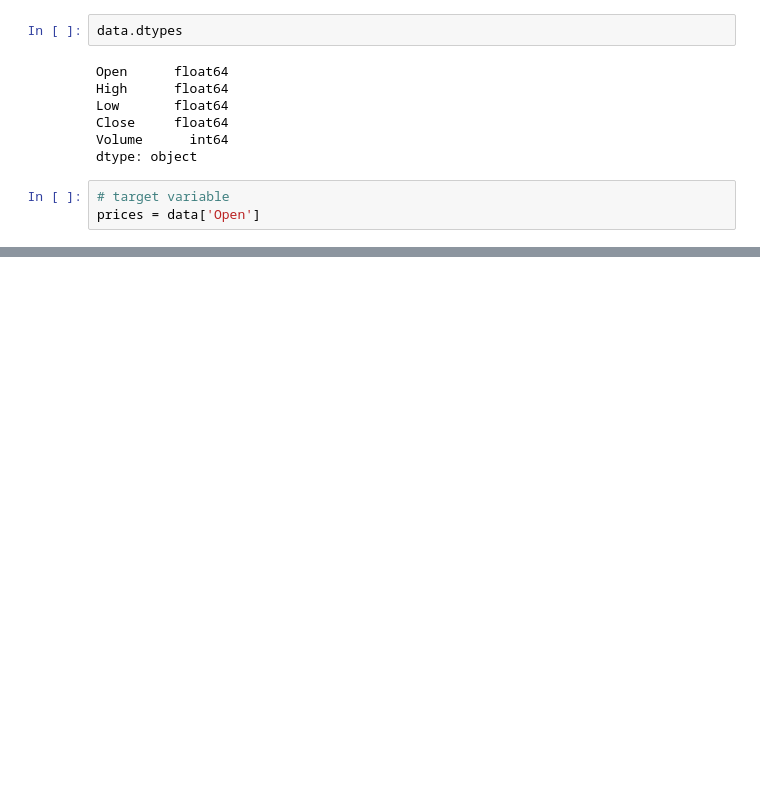
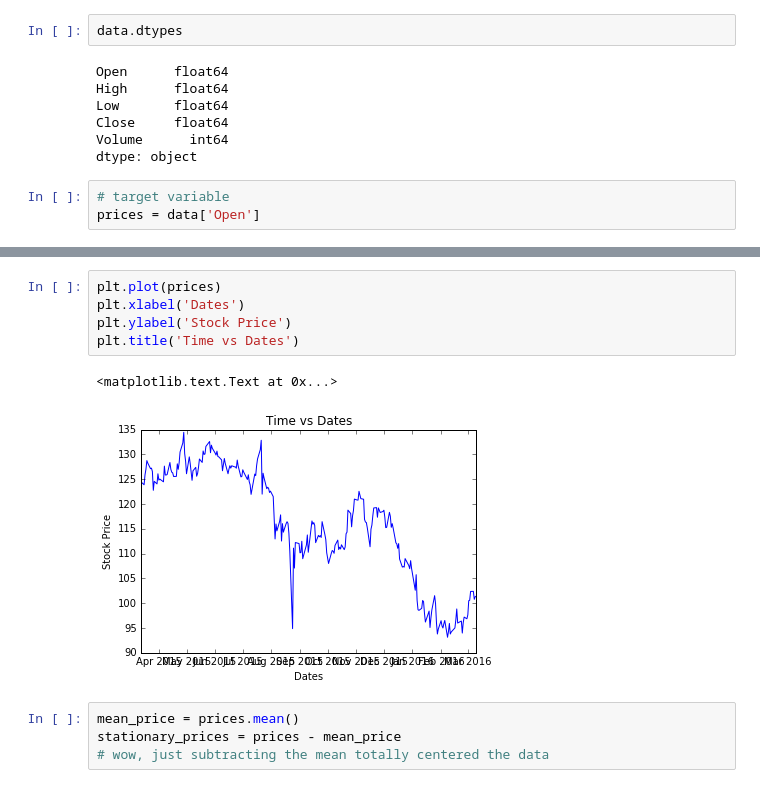
Before and after one commit to YangYanyan1020/bigdata_analytics, a Jupyter notebook: hw2/stock_prediction.ipynb, the cells around one changed output, grey strips where cells are left out. Cells and saved outputs as stored; diff of their text form; blank space fills up the shorter version.

```diff
--- a/hw2/stock_prediction.ipynb
+++ b/hw2/stock_prediction.ipynb
@@ -257 +256,13 @@ prices.head()
 Name: Open, dtype: float64
+# %%
+plt.plot(prices)
+plt.xlabel('Dates')
+plt.ylabel('Stock Price')
+plt.title('Time vs Dates')
+# %% [output]
+<matplotlib.text.Text at 0x...>
+[figure, added]
+# %%
+mean_price = prices.mean()
+stationary_prices = prices - mean_price
+# wow, just subtracting the mean totally centered the data
```
Also changed, not shown: parts of 4 cells of this notebook, 6 other files.
